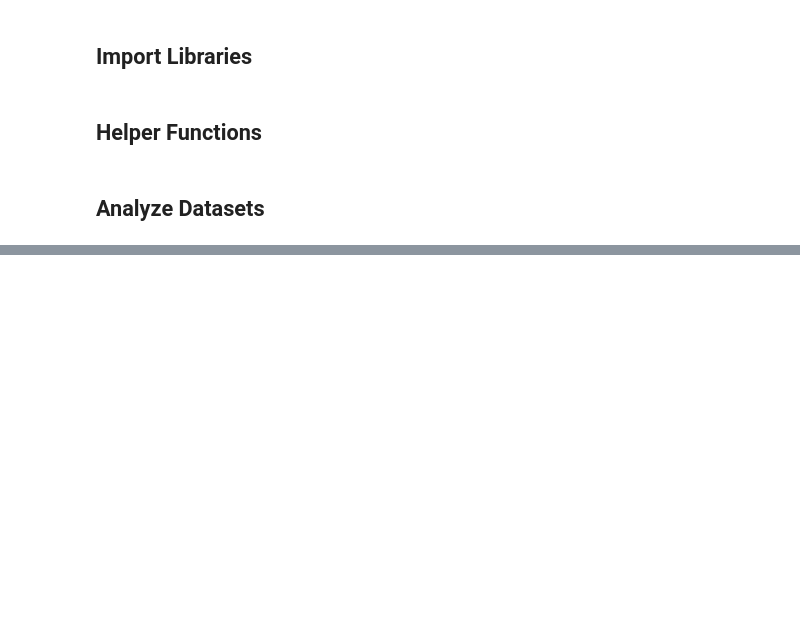
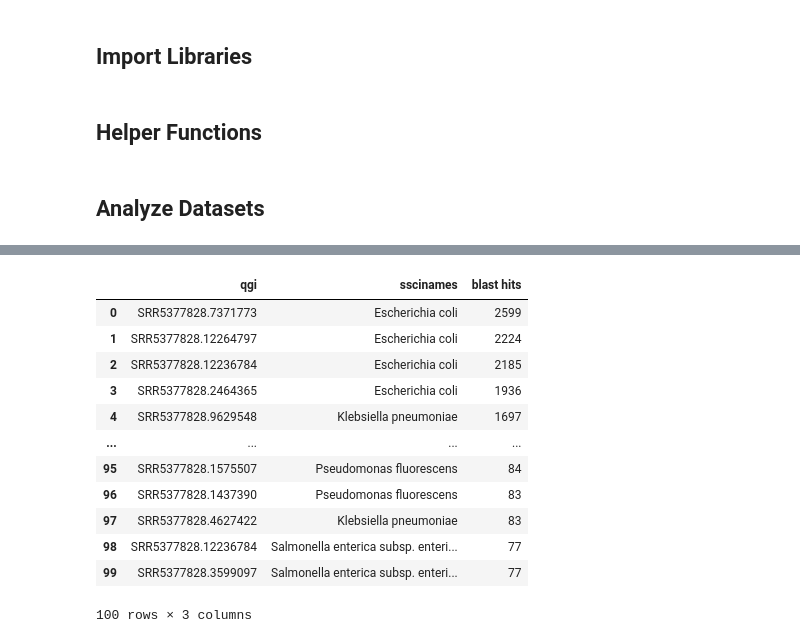
Before and after one commit to dformoso/wallaby, a Jupyter notebook: workflows/notebooks/donor_recipient.ipynb, the cells around one changed output, grey strips where cells are left out. Saved outputs shown, nothing was run; the diff lists cells and outputs as text; code cells hidden in the pictures; blank space fills up the shorter version.

```diff
--- a/workflows/notebooks/donor_recipient.ipynb
+++ b/workflows/notebooks/donor_recipient.ipynb
@@ -40,0 +258,17 @@ from Bio import SeqIO
+# %%
+df = blast.groupby(['qgi', 'sscinames']).size().nlargest(100, keep='first').to_frame('blast hits').reset_index().sort_values(['blast hits'], ascending=False)
+df
+# %% [output]
+|  | qgi | sscinames | blast hits |
+| 0 | SRR5377828.7371773 | Escherichia coli | 2599 |
+| 1 | SRR5377828.12264797 | Escherichia coli | 2224 |
+| 2 | SRR5377828.12236784 | Escherichia coli | 2185 |
+| 3 | SRR5377828.2464365 | Escherichia coli | 1936 |
+| 4 | SRR5377828.9629548 | Klebsiella pneumoniae | 1697 |
+| ... | ... | ... | ... |
+| 95 | SRR5377828.1575507 | Pseudomonas fluorescens | 84 |
+| 96 | SRR5377828.1437390 | Pseudomonas fluorescens | 83 |
+| 97 | SRR5377828.4627422 | Klebsiella pneumoniae | 83 |
+| 98 | SRR5377828.12236784 | Salmonella enterica subsp. enteri... | 77 |
+| 99 | SRR5377828.3599097 | Salmonella enterica subsp. enteri... | 77 |
+100 rows × 3 columns
```
Also changed, not shown: parts of 25 cells of this notebook, 2 other files.
